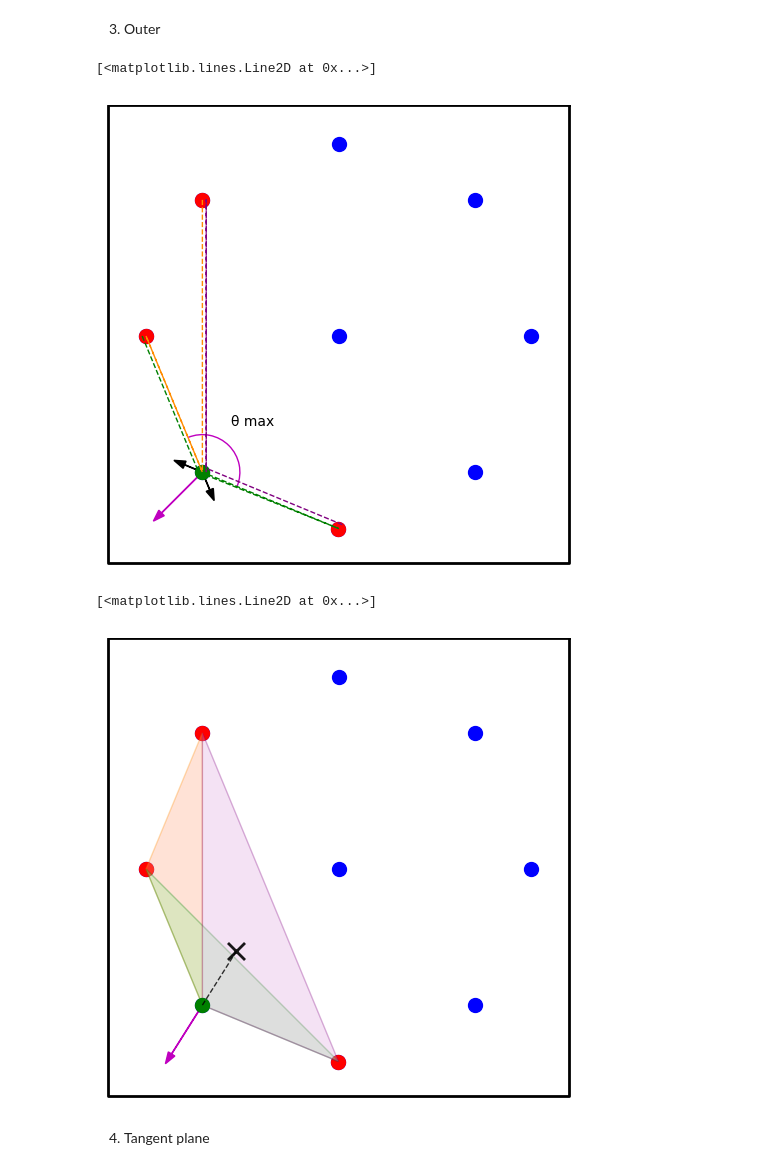
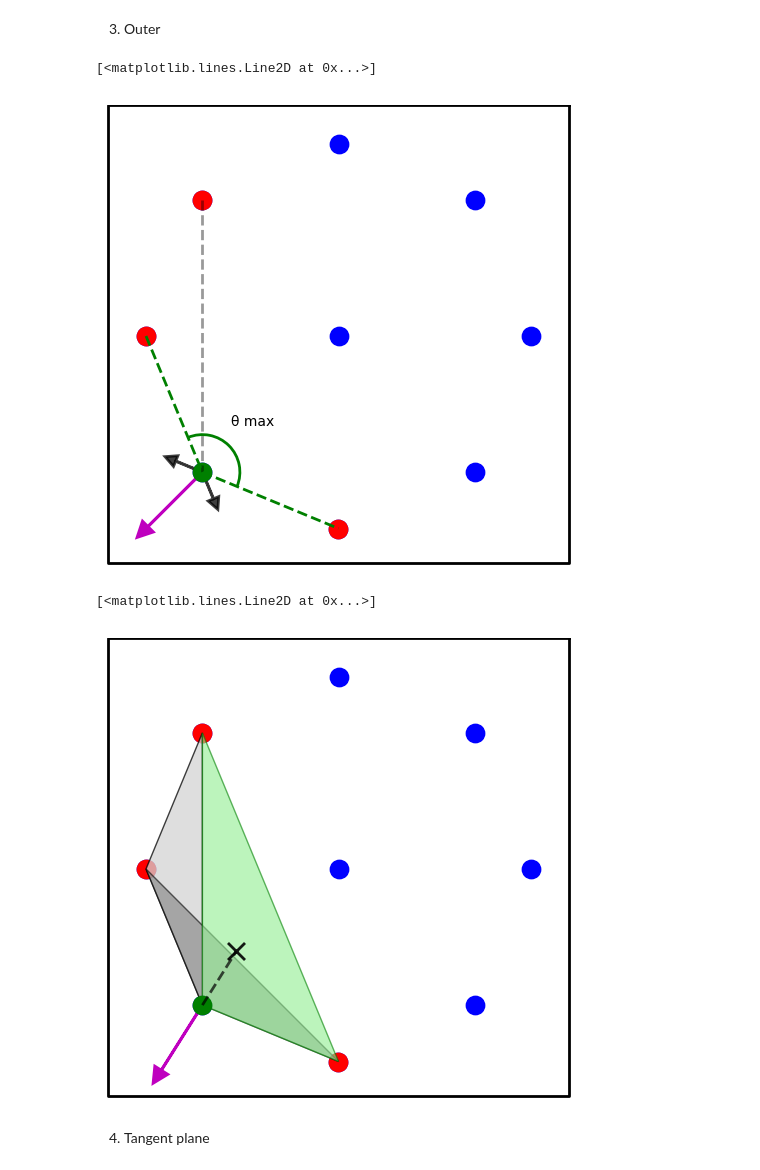
Before and after one commit to Alex0021/Robotic_Project1, a Jupyter notebook: notebooks/metric_eval.ipynb, the cells around one changed output. Cells and saved outputs as stored; diff of their text form; code cells hidden in the pictures.

Commit message:
added figures for coverage

```diff
--- a/notebooks/metric_eval.ipynb
+++ b/notebooks/metric_eval.ipynb
@@ -13,7 +13,7 @@ import numpy as np
 import matplotlib.pyplot as plt
 
 BOUND = 0.6
-SIZE = 100
+SIZE = 175
 # 8 drones on a circle + 1 in the center
 n = 9
 r = 0.5
@@ -38,19 +38,19 @@ plt.scatter([x[i] for i in neighbors], [y[i] for i in neighbors], marker='o', co
 # Show neighbors centroid
 x_center = np.mean([x[i] for i in neighbors])
 y_center = np.mean([y[i] for i in neighbors])
-plt.scatter(x_center, y_center, marker='x', color=[[0,0,0,0.90]], s=200, linewidth=2)
+plt.scatter(x_center, y_center, marker='x', color=[[0,0,0,0.90]], s=250, linewidth=2)
 
 # Draw dotted line from neighbors to centroid
 for i in neighbors:
-    plt.plot([x[i], x_center], [y[i], y_center], 'k--', alpha=0.8, lw=1)
+    plt.plot([x[i], x_center], [y[i], y_center], 'k--', alpha=0.7, lw=2)
 
 # Draw dotted line from selected to centroid
-plt.plot([x[selected], x_center], [y[selected], y_center], 'm--', lw=1)
+plt.plot([x[selected], x_center], [y[selected], y_center], 'm--', lw=2, alpha=1)
 
 # Draw pointing arrow
 dir = np.array([x_center - x[selected], y_center - y[selected]])
 dir = dir / np.linalg.norm(dir)
-plt.arrow(x[selected], y[selected], -dir[0]*0.15, -dir[1]*0.15, head_width=0.03, head_length=0.04, fc='m', ec='m')
+plt.arrow(x[selected], y[selected], -dir[0]*0.15, -dir[1]*0.15, head_width=0.04, head_length=0.04, fc='m', ec='m', linewidth=2)
 
 plt.scatter(x[selected], y[selected], marker='o', color='g', s=SIZE)
 
@@ -66,7 +66,7 @@ import numpy as np
 import matplotlib.pyplot as plt
 
 BOUND = 0.6
-SIZE = 100
+SIZE = 175
 # 8 drones on a circle + 1 in the center
 n = 9
 r = 0.5
@@ -89,7 +89,7 @@ from scipy.spatial import ConvexHull
 points = np.array([[x[i], y[i]] for i in neighbors] + [[x[selected], y[selected]]])
 hull = ConvexHull(points)
 for simplex in hull.simplices:
-    plt.plot(points[simplex, 0], points[simplex, 1], 'k--', alpha=0.75, lw=1)
+    plt.plot(points[simplex, 0], points[simplex, 1], 'k--', alpha=0.7, lw=2)
 
 # Scatter plot
 plt.scatter(x, y, marker='o', color='b', s=SIZE)
@@ -104,9 +104,9 @@ for i in adjacent:
     dir = np.array([x[i] - x[selected], y[i] - y[selected]])
     dir = -dir / np.linalg.norm(dir)
     final_dir += dir
-    plt.arrow(x[selected], y[selected], dir[0]*0.05, dir[1]*0.05, head_width=0.015, head_length=0.02, fc='k', ec='k', alpha=0.8)
+    plt.arrow(x[selected], y[selected], dir[0]*0.075, dir[1]*0.075, head_width=0.03, head_length=0.03, fc='k', ec='k', alpha=0.8)
 # # Draw pointing arrow
-plt.arrow(x[selected], y[selected], final_dir[0]*0.15, final_dir[1]*0.15, head_width=0.02, head_length=0.03, fc='m', ec='m')
+plt.arrow(x[selected], y[selected], final_dir[0]*0.2, final_dir[1]*0.2, head_width=0.04, head_length=0.04, fc='m', ec='m', lw=2)
 
 plt.scatter(x[selected], y[selected], marker='o', color='g', s=SIZE)
 
@@ -123,7 +123,7 @@ import numpy as np
 import matplotlib.pyplot as plt
 
 BOUND = 0.6
-SIZE = 100
+SIZE = 175
 # 8 drones on a circle + 1 in the center
 n = 9
 r = 0.5
@@ -159,7 +159,7 @@ closest_normal = hull.equations[closest_idx, :2]
 visible_normals = []
 for i in range(len(hull.equations)):
     # draw edge
-    plt.plot([points[hull.simplices[i, 0], 0], points[hull.simplices[i, 1], 0]], [points[hull.simplices[i, 0], 1], points[hull.simplices[i, 1], 1], ], 'k--' if i != closest_idx else 'g--', alpha=0.75, lw=1)
+    plt.plot([points[hull.simplices[i, 0], 0], points[hull.simplices[i, 1], 0]], [points[hull.simplices[i, 0], 1], points[hull.simplices[i, 1], 1], ], 'k--' if i != closest_idx else 'g--', alpha=0.7, lw=2)
     x0 = hull_centroids[i, 0]
     y0 = hull_centroids[i, 1]
     a = hull.equations[i, 0]
@@ -167,9 +167,9 @@ for i in range(len(hull.equations)):
     if np.dot(hull.equations[i, :2], closest_normal) > 0:
         visible_normals.append(hull.equations[i, :2])
         # Draw normal
-        plt.arrow(x0, y0, a*0.05, b*0.05, head_width=0.02, head_length=0.03, fc='m', ec='m', alpha=0.6)
+        plt.arrow(x0, y0, a*0.075, b*0.075, head_width=0.03, head_length=0.03, fc='y', ec='y', alpha=0.6, lw=2)
     else:
-        plt.arrow(x0, y0, a*0.05, b*0.05, head_width=0.02, head_length=0.03, fc='k', ec='k', alpha=0.75, linestyle=':', linewidth=1)
+        plt.arrow(x0, y0, a*0.075, b*0.075, head_width=0.03, head_length=0.03, fc='k', ec='k', alpha=0.5, linewidth=2)
 
 
 # Scatter plot
@@ -178,7 +178,7 @@ plt.scatter([x[i] for i in neighbors], [y[i] for i in neighbors], marker='o', co
 
 # # Draw pointing arrow
 final_dir = np.mean(visible_normals, axis=0)
-plt.arrow(x[selected], y[selected], final_dir[0]*0.15, final_dir[1]*0.15, head_width=0.02, head_length=0.03, fc='m', ec='m')
+plt.arrow(x[selected], y[selected], final_dir[0]*0.2, final_dir[1]*0.2, head_width=0.04, head_length=0.04, fc='m', ec='m', lw=2)
 
 plt.scatter(x[selected], y[selected], marker='o', color='g', s=SIZE)
 
@@ -349,7 +349,7 @@ import numpy as np
 import matplotlib.pyplot as plt
 
 BOUND = 0.6
-SIZE = 100
+SIZE = 175
 # 8 drones on a circle + 1 in the center
 n = 9
 r = 0.5
@@ -373,25 +373,24 @@ plt.scatter([x[i] for i in neighbors], [y[i] for i in neighbors], marker='o', co
 
 # Find max angle between pairs of 2 neighbors and selected drone
 # Draw combinations with lines
-plt.plot([x[neighbors[0]], x[selected], x[neighbors[1]], x[selected]], [y[neighbors[0]], y[selected], y[neighbors[1]], y[selected]], c='darkorange', linestyle='--', lw=1)
-plt.plot([x[neighbors[1]]-0.01, x[selected]-0.01, x[neighbors[2]], x[selected]], [y[neighbors[1]], y[selected], y[neighbors[2]], y[selected]], c='green', linestyle='--', lw=1)
-plt.plot([x[neighbors[2]]+0.01, x[selected]+0.01, x[neighbors[0]]+0.01, x[selected]+0.01], [y[neighbors[2]]+0.01, y[selected]+0.01, y[neighbors[0]], y[selected]], c='purple', linestyle='--', lw=1)
+plt.plot([x[neighbors[0]], x[selected]], [y[neighbors[0]], y[selected]], c='k', linestyle='--', lw=2, alpha=0.4)
+plt.plot([x[neighbors[1]], x[selected], x[neighbors[2]]], [y[neighbors[1]], y[selected], y[neighbors[2]]], c='green', linestyle='--', lw=2)
 
 # Show arrows for max angle edges
 dir = np.array([x[neighbors[1]] - x[selected], y[neighbors[1]] - y[selected]])
 dir = -dir / np.linalg.norm(dir)
-plt.arrow(x[selected], y[selected], dir[0]*0.05, dir[1]*0.05, head_width=0.02, head_length=0.03, fc='k', ec='k')
+plt.arrow(x[selected], y[selected], dir[0]*0.075, dir[1]*0.075, head_width=0.03, head_length=0.03, fc='k', ec='k', lw=2, alpha=0.75)
 dir2 = np.array([x[neighbors[2]] - x[selected], y[neighbors[2]] - y[selected]])
 dir2 = -dir2 / np.linalg.norm(dir2)
-plt.arrow(x[selected], y[selected], dir2[0]*0.05, dir2[1]*0.05, head_width=0.02, head_length=0.03, fc='k', ec='k')
+plt.arrow(x[selected], y[selected], dir2[0]*0.075, dir2[1]*0.075, head_width=0.03, head_length=0.03, fc='k', ec='k', lw=2, alpha=0.75)
 
 # Draw pointing arrow
 final_dir = (dir + dir2) / 2
 final_dir = final_dir / np.linalg.norm(final_dir)
-plt.arrow(x[selected], y[selected], final_dir[0]*0.15, final_dir[1]*0.15, head_width=0.02, head_length=0.03, fc='m', ec='m')
+plt.arrow(x[selected], y[selected], final_dir[0]*0.2, final_dir[1]*0.2, head_width=0.04, head_length=0.04, fc='m', ec='m', lw=2)
 
 # Add angle anotation
-AngleAnnotation(xy=(x[selected], y[selected]), p2=(x[neighbors[1]], y[neighbors[1]]), p1=(x[neighbors[2]], y[neighbors[2]]), size=75, ax=fig.gca(), color='m', text="θ max", textposition="outside", text_kw={"color": "k"})
+AngleAnnotation(xy=(x[selected], y[selected]), p2=(x[neighbors[1]], y[neighbors[1]]), p1=(x[neighbors[2]], y[neighbors[2]]), size=75, ax=fig.gca(), color='g', lw=2, text="θ max", textposition="outside", text_kw={"color": "k"})
 
 plt.scatter(x[selected], y[selected], marker='o', color='g', s=SIZE)
 
@@ -399,14 +398,14 @@ plt.scatter(x[selected], y[selected], marker='o', color='g', s=SIZE)
 plt.plot([BOUND, BOUND, -BOUND, -BOUND, BOUND], [BOUND, -BOUND+0.01, -BOUND+0.01, BOUND, BOUND], 'k-', lw=2)
 # %% [output]
 [<matplotlib.lines.Line2D at 0x...>]
-[figure, old version]
+[figure, new version]
 # %%
 # Outer 3
 import numpy as np
 import matplotlib.pyplot as plt
 
 BOUND = 0.6
-SIZE = 100
+SIZE = 175
 # 8 drones on a circle + 1 in the center
 n = 9
 r = 0.5
@@ -421,39 +420,39 @@ y = [0] + [r*np.sin(2*np.pi*i/(n-1)) for i in range(n-1)]
 fig = plt.figure(figsize=(6,6))
 plt.axis('equal')
 
 plt.axis([-BOUND, BOUND, -BOUND, BOUND])
 # Hide axes
 plt.axis('off')
 # Scatter plot
 plt.scatter(x, y, marker='o', color='b', s=SIZE)
 plt.scatter([x[i] for i in neighbors], [y[i] for i in neighbors], marker='o', color='r', s=SIZE)
 
 # Draw sets of triangles with neighbors
 t1 = np.array([[x[selected], y[selected]], [x[neighbors[0]], y[neighbors[0]]], [x[neighbors[1]], y[neighbors[1]]], [x[selected], y[selected]]])
 t2 = np.array([[x[selected], y[selected]], [x[neighbors[1]], y[neighbors[1]]], [x[neighbors[2]], y[neighbors[2]]], [x[selected], y[selected]]])
 t3 = np.array([[x[selected], y[selected]], [x[neighbors[2]], y[neighbors[2]]], [x[neighbors[0]], y[neighbors[0]]], [x[selected], y[selected]]])
-plt.fill(t1[:, 0], t1[:, 1], facecolor='lightsalmon', edgecolor='darkorange', alpha=0.3)
-plt.fill(t2[:, 0], t2[:, 1], facecolor='lightgreen', edgecolor='green', alpha=0.3)
-plt.fill(t3[:, 0], t3[:, 1], facecolor='plum', edgecolor='purple', alpha=0.3)
+plt.fill(t1[:, 0], t1[:, 1], facecolor='lightgrey', edgecolor='k', alpha=0.75)
+plt.fill(t2[:, 0], t2[:, 1], facecolor='grey', edgecolor='k', alpha=0.6)
+plt.fill(t3[:, 0], t3[:, 1], facecolor='lightgreen', edgecolor='green', alpha=0.6)
 
 # find centroid of triangle
 centroid = np.mean(t3, axis=0)
 plt.scatter(centroid[0], centroid[1], marker='x', color=[[0,0,0,0.90]], s=150, linewidth=2)
-plt.plot([x[selected], centroid[0]], [y[selected], centroid[1]], 'k--', lw=1, alpha=0.8)
+plt.plot([x[selected], centroid[0]], [y[selected], centroid[1]], 'k--', lw=2, alpha=0.7)
 
 # Draw pointing arrow
 final_dir = np.array([centroid[0] - x[selected], centroid[1] - y[selected]])
 final_dir = - final_dir / np.linalg.norm(final_dir)
-plt.arrow(x[selected], y[selected], final_dir[0]*0.15, final_dir[1]*0.15, head_width=0.02, head_length=0.03, fc='m', ec='m')
+plt.arrow(x[selected], y[selected], final_dir[0]*0.2, final_dir[1]*0.2, head_width=0.04, head_length=0.04, fc='m', ec='m', lw=2)
 
 
 plt.scatter(x[selected], y[selected], marker='o', color='g', s=SIZE)
 
 # Create a box around the plot
 plt.plot([BOUND, BOUND, -BOUND, -BOUND, BOUND], [BOUND, -BOUND+0.01, -BOUND+0.01, BOUND, BOUND], 'k-', lw=2)
 # %% [output]
 [<matplotlib.lines.Line2D at 0x...>]
-[figure, old version]
+[figure, new version]
 # %% [markdown]
 4. Tangent plane
 # %%
```
Also changed, not shown: parts of 16 cells of this notebook, 1 other file.
